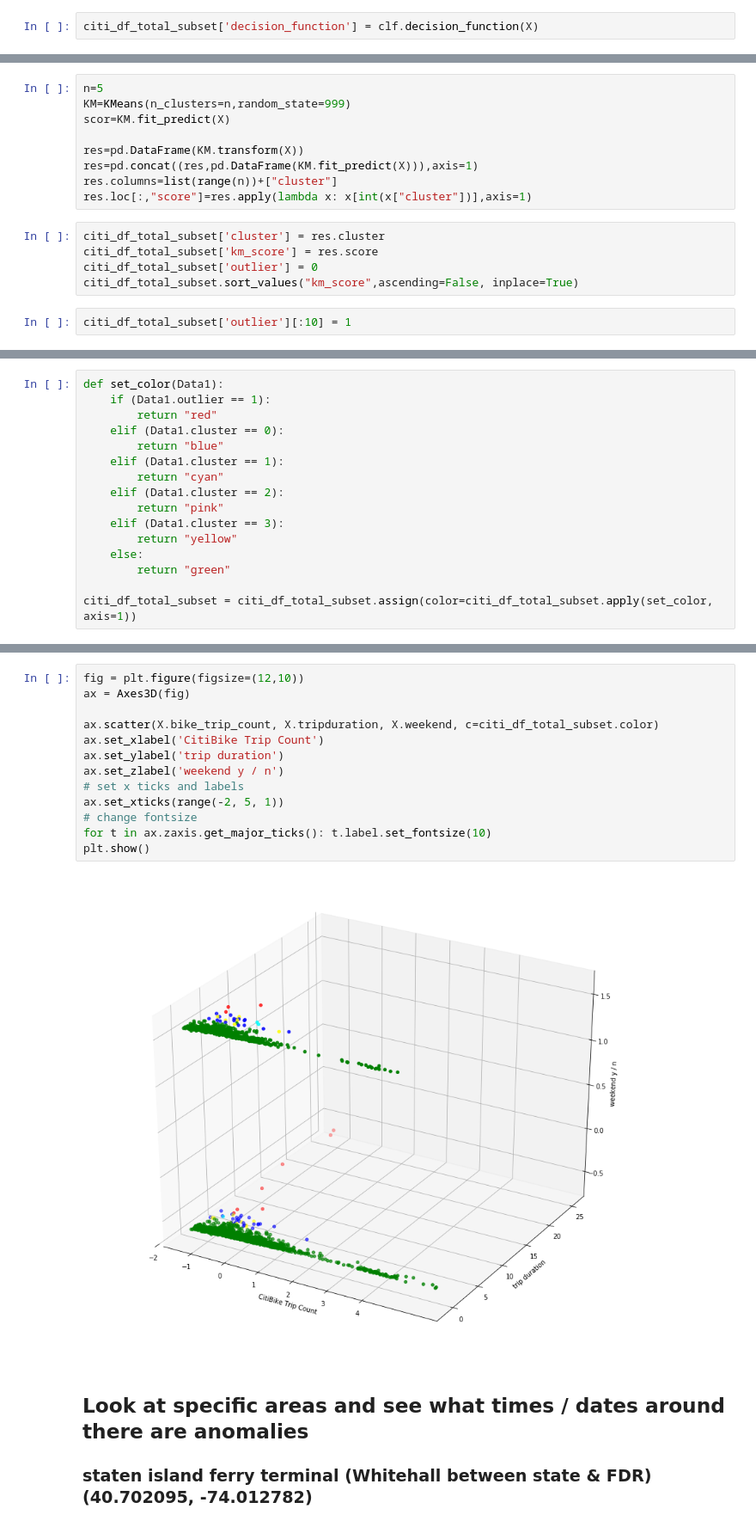
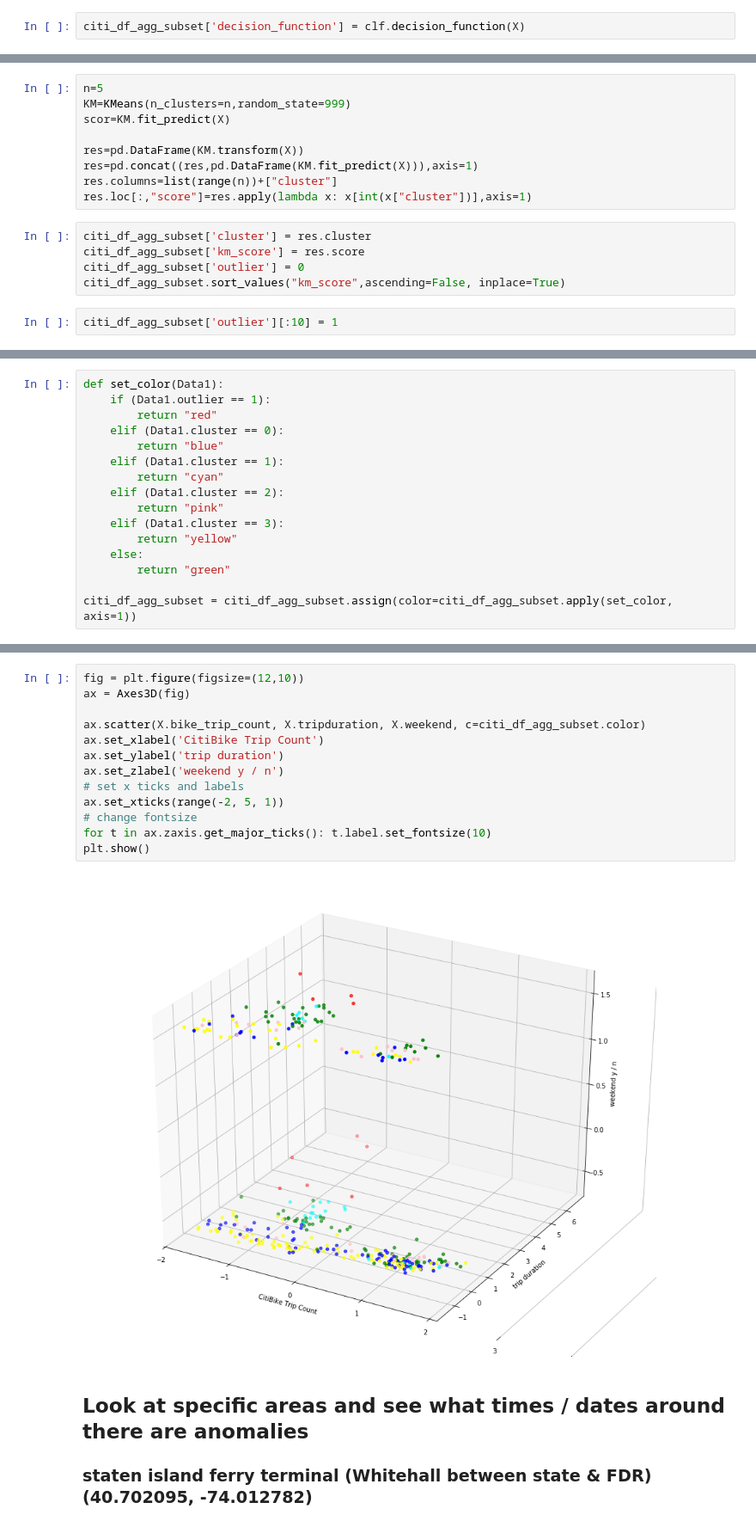
Before and after one commit to gperrin12/anomaly_detection_NYC_transit, a Jupyter notebook: Citi_Month_Stat_Agg.ipynb, the cells around one changed output, grey strips where cells are left out. Shown at 86% size. Drawn from its saved outputs; the diff is of its cells as text.

Commit message:
final citi analysis

```diff
--- a/Citi_Month_Stat_Agg.ipynb
+++ b/Citi_Month_Stat_Agg.ipynb
@@ -630,5 +555,5 @@ clf = IsolationForest(max_samples=100, random_state=999)
 clf.fit(train)
 y_pred = clf.predict(X)
 # %%
-citi_df_total_subset['decision_function'] = clf.decision_function(X)
+citi_df_agg_subset['decision_function'] = clf.decision_function(X)
 # %%
@@ -672,12 +597,12 @@ res=pd.concat((res,pd.DataFrame(KM.fit_predict(X))),axis=1)
 res.columns=list(range(n))+["cluster"]
 res.loc[:,"score"]=res.apply(lambda x: x[int(x["cluster"])],axis=1)
 # %%
-citi_df_total_subset['cluster'] = res.cluster
-citi_df_total_subset['km_score'] = res.score
-citi_df_total_subset['outlier'] = 0
-citi_df_total_subset.sort_values("km_score",ascending=False, inplace=True)
+citi_df_agg_subset['cluster'] = res.cluster
+citi_df_agg_subset['km_score'] = res.score
+citi_df_agg_subset['outlier'] = 0
+citi_df_agg_subset.sort_values("km_score",ascending=False, inplace=True)
 # %%
-citi_df_total_subset['outlier'][:10] = 1
+citi_df_agg_subset['outlier'][:10] = 1
 # %% [output]
 A value is trying to be set on a copy of a slice from a DataFrame
 
@@ -698,6 +623,6 @@ def set_color(Data1):
     else:
         return "green"
 
-citi_df_total_subset = citi_df_total_subset.assign(color=citi_df_total_subset.apply(set_color, axis=1))
+citi_df_agg_subset = citi_df_agg_subset.assign(color=citi_df_agg_subset.apply(set_color, axis=1))
 # %%
 X.sort_values("tripduration",ascending=False, inplace=True)
@@ -709,18 +641,18 @@ See the caveats in the documentation: http://pandas.pydata.org/pandas-docs/stabl
 # %%
 fig = plt.figure(figsize=(12,10))
 ax = Axes3D(fig)
 
-ax.scatter(X.bike_trip_count, X.tripduration, X.weekend, c=citi_df_total_subset.color)
+ax.scatter(X.bike_trip_count, X.tripduration, X.weekend, c=citi_df_agg_subset.color)
 ax.set_xlabel('CitiBike Trip Count')
 ax.set_ylabel('trip duration')
 ax.set_zlabel('weekend y / n')
 # set x ticks and labels
 ax.set_xticks(range(-2, 5, 1))
 # change fontsize
 for t in ax.zaxis.get_major_ticks(): t.label.set_fontsize(10)
 plt.show()
 # %% [output]
-[figure, old version]
+[figure, new version]
 # %% [markdown]
 ## Look at specific areas and see what times / dates around there are anomalies
 ### staten island ferry terminal (Whitehall between state & FDR) (40.702095, -74.012782)
```
Also changed, not shown: parts of 101 cells of this notebook.
